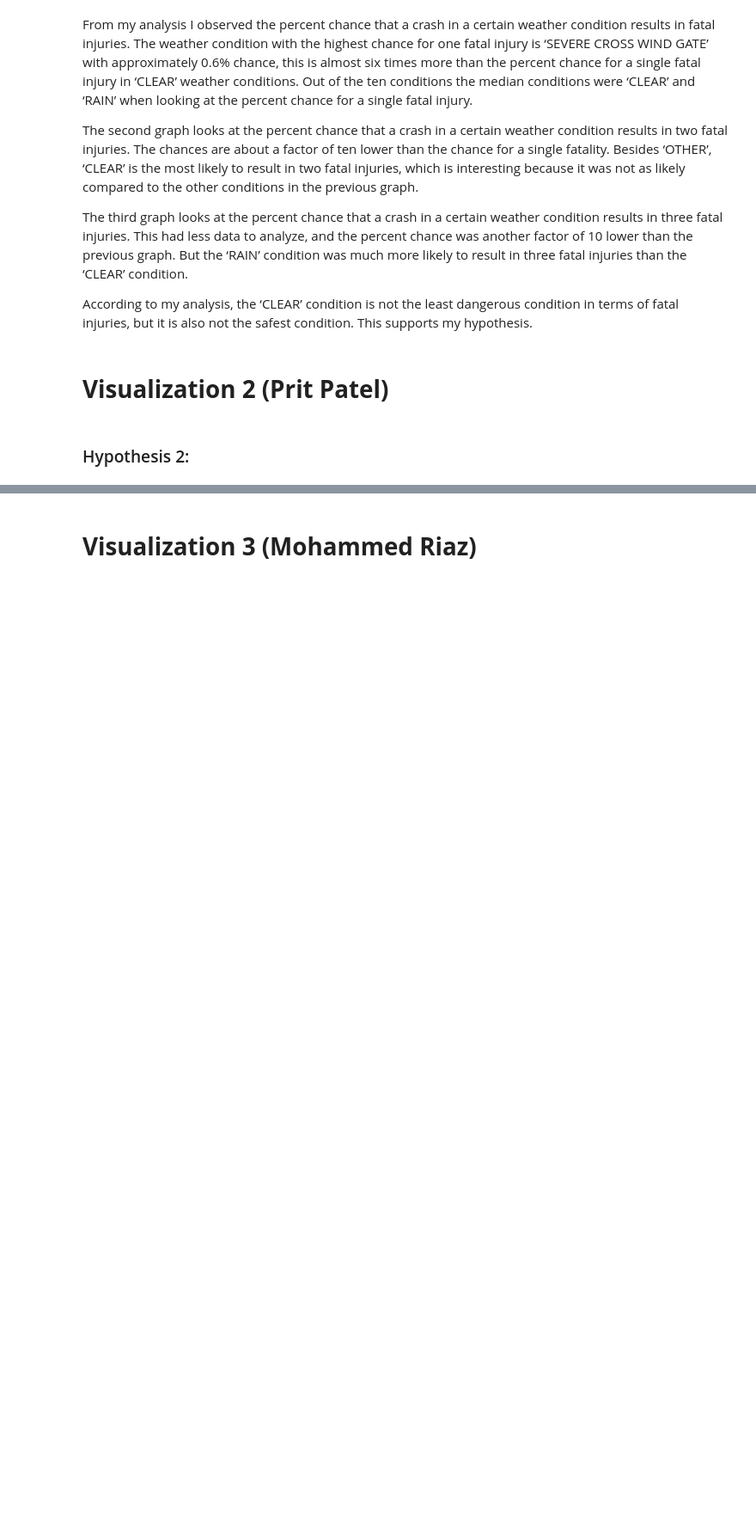
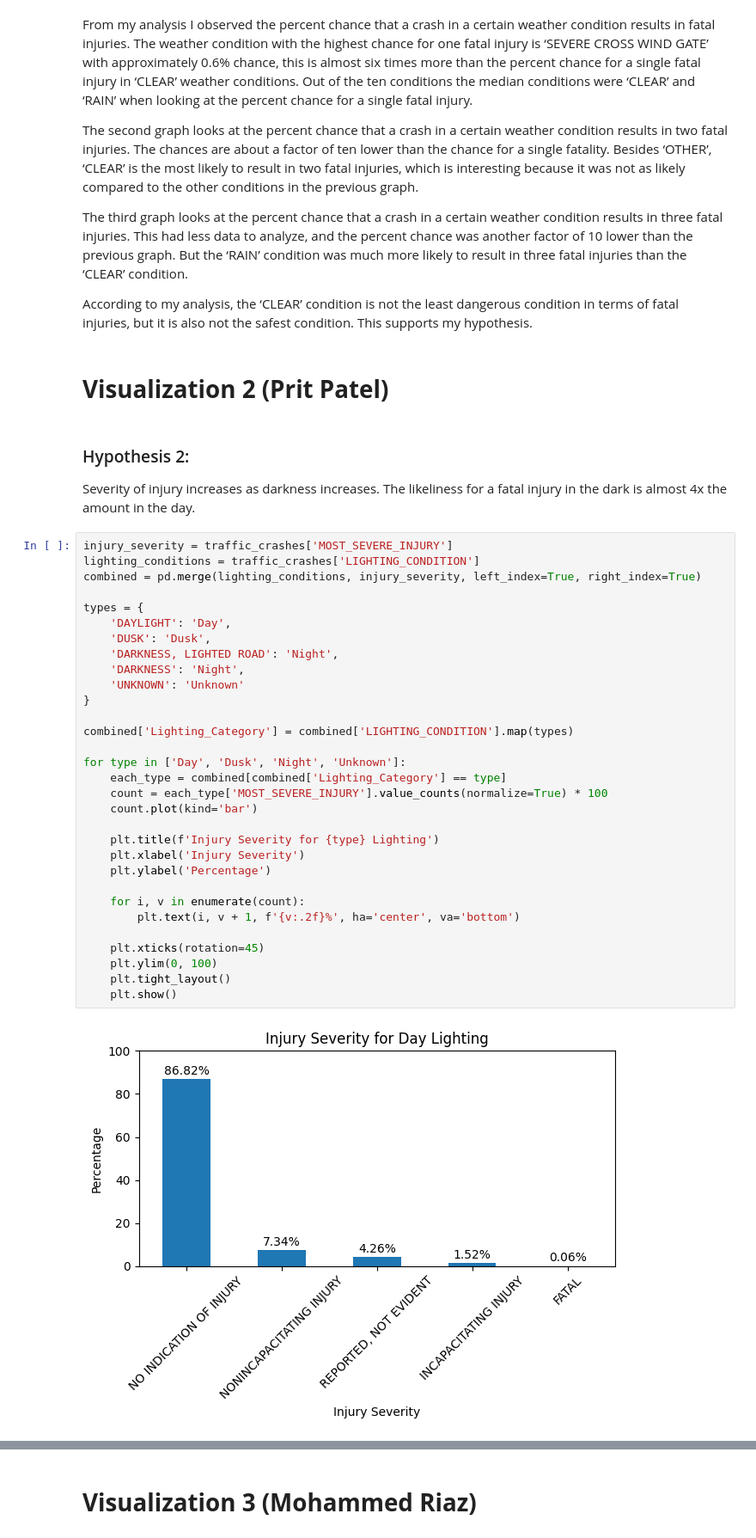
Before and after one commit to jweis4/CS-418-Traffic-Accidents-Analysis-Project, a Jupyter notebook: src/CS-418-Group-16.ipynb, the cells around one changed output, grey strips where cells are left out. Shown at 86% size. Drawn from its saved outputs; the diff is of its cells as text; blank space fills up the shorter version.

Commit message:
LIghting Hypothesis

```diff
--- a/src/CS-418-Group-16.ipynb
+++ b/src/CS-418-Group-16.ipynb
@@ -413,5 +413,39 @@ The third graph looks at the percent chance that a crash in a certain weather co
 According to my analysis, the ‘CLEAR’ condition is not the least dangerous condition in terms of fatal injuries, but it is also not the safest condition. This supports my hypothesis.
 # %% [markdown]
 # **Visualization 2 (Prit Patel)**
-# %% [markdown]
-### Hypothesis 2:
+# %% [markdown]
+### Hypothesis 2:
+Severity of injury increases as darkness increases. The likeliness for a fatal injury in the dark is almost 4x the amount in the day.
+# %%
+injury_severity = traffic_crashes['MOST_SEVERE_INJURY']
+lighting_conditions = traffic_crashes['LIGHTING_CONDITION']
+combined = pd.merge(lighting_conditions, injury_severity, left_index=True, right_index=True)
+
+types = {
+    'DAYLIGHT': 'Day',
+    'DUSK': 'Dusk',
+    'DARKNESS, LIGHTED ROAD': 'Night',
+    'DARKNESS': 'Night',
+    'UNKNOWN': 'Unknown'
+}
+
+combined['Lighting_Category'] = combined['LIGHTING_CONDITION'].map(types)
+
+for type in ['Day', 'Dusk', 'Night', 'Unknown']:
+    each_type = combined[combined['Lighting_Category'] == type]
+    count = each_type['MOST_SEVERE_INJURY'].value_counts(normalize=True) * 100
+    count.plot(kind='bar')
+
+    plt.title(f'Injury Severity for {type} Lighting')
+    plt.xlabel('Injury Severity')
+    plt.ylabel('Percentage')
+
+    for i, v in enumerate(count):
+        plt.text(i, v + 1, f'{v:.2f}%', ha='center', va='bottom')
+
+    plt.xticks(rotation=45)
+    plt.ylim(0, 100)
+    plt.tight_layout()
+    plt.show()
+# %% [output]
+[figure, added]
```
Also changed, not shown: parts of 1 cell of this notebook.
